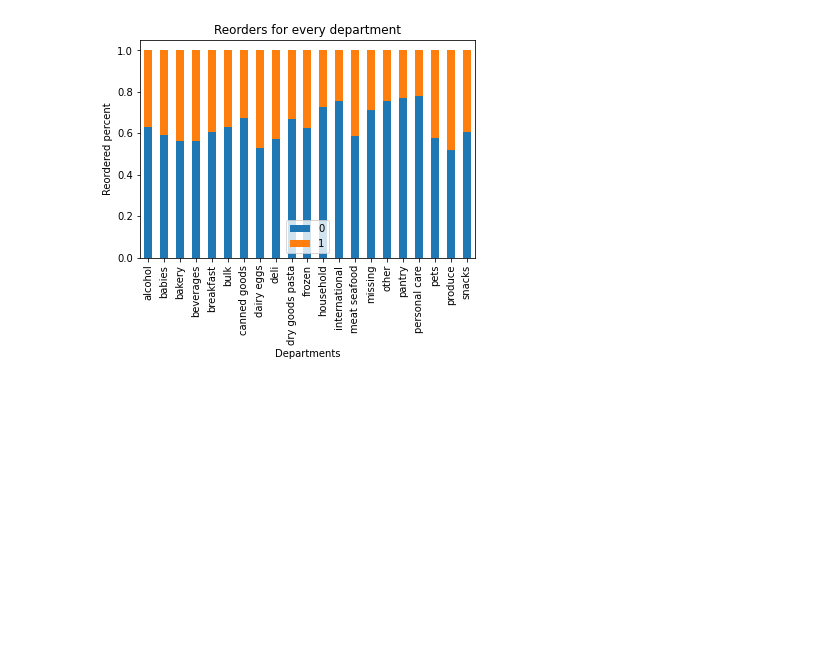
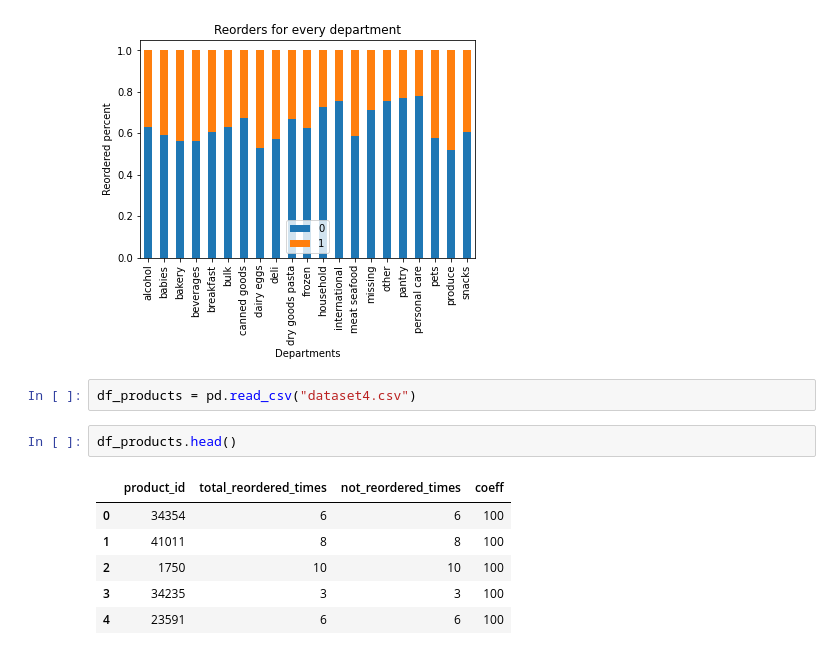
Before and after one commit to vsvyrydenko/project_ur, a Jupyter notebook: main2.ipynb, the cells around one changed output. Drawn from its saved outputs; the diff is of its cells as text; blank space fills up the shorter version.

```diff
--- a/main2.ipynb
+++ b/main2.ipynb
@@ -111,3 +111,14 @@ plt.legend(loc='lower center')
 # %% [output]
 <matplotlib.legend.Legend at 0x...>
 [figure]
+# %%
+df_products = pd.read_csv("dataset4.csv")
+# %%
+df_products.head()
+# %% [output]
+|  | product_id | total_reordered_times | not_reordered_times | coeff |
+| 0 | 34354 | 6 | 6 | 100 |
+| 1 | 41011 | 8 | 8 | 100 |
+| 2 | 1750 | 10 | 10 | 100 |
+| 3 | 34235 | 3 | 3 | 100 |
+| 4 | 23591 | 6 | 6 | 100 |
```
Also changed, not shown: parts of 2 cells of this notebook, 3 other files.
